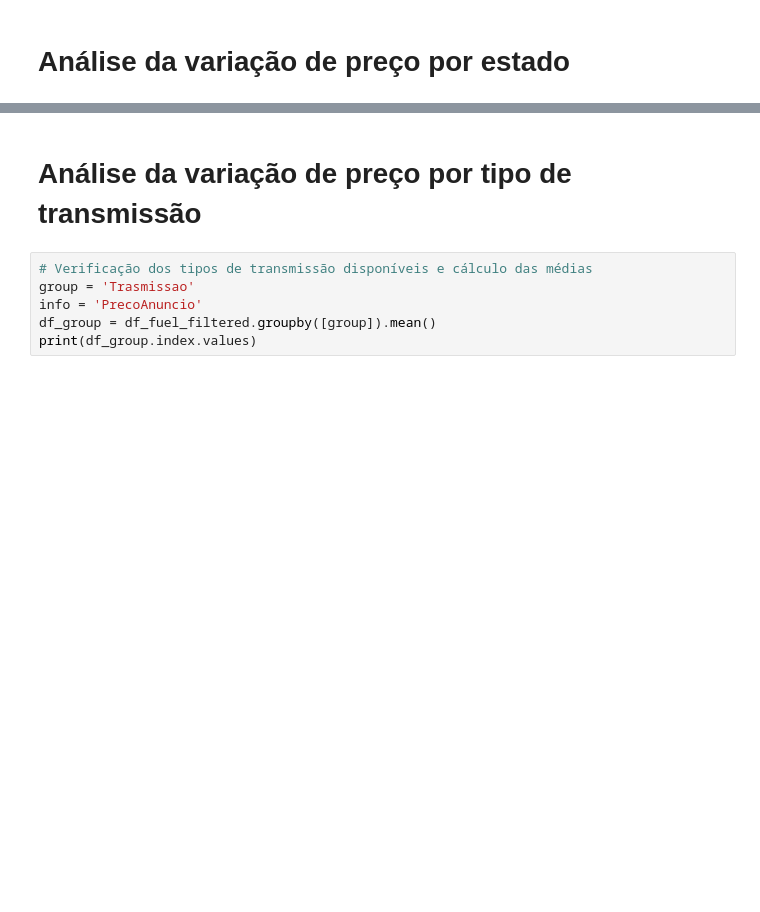
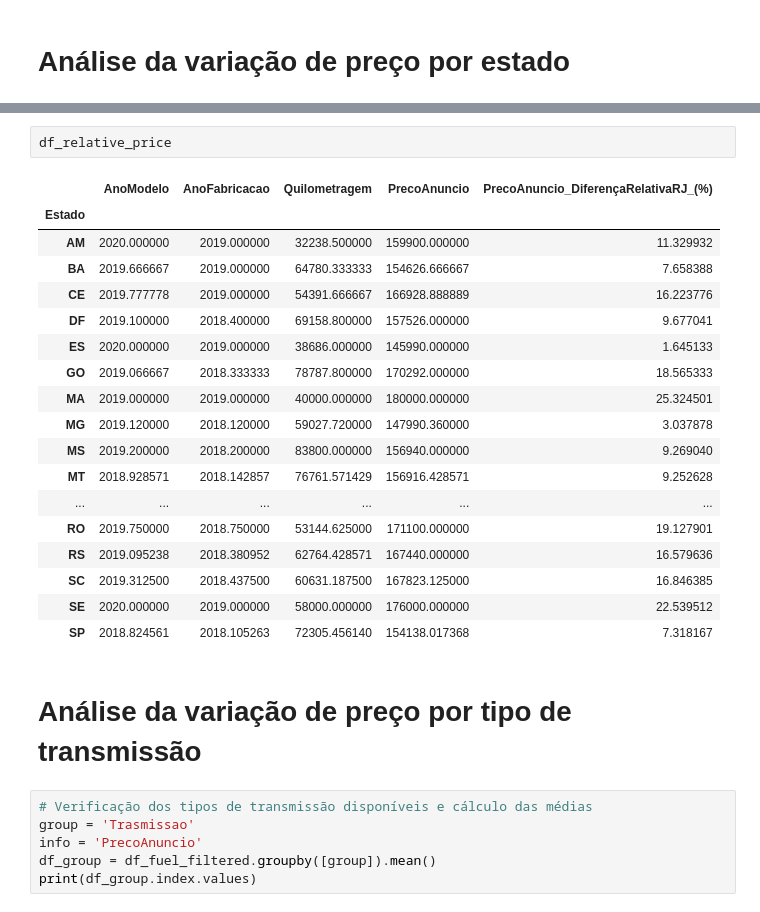
Before and after one commit to engpedrorsc/analise_zoss, a Jupyter notebook: notebook.ipynb, the cells around one changed output, grey strips where cells are left out. Drawn from its saved outputs; the diff is of its cells as text; blank space fills up the shorter version.

```diff
--- a/notebook.ipynb
+++ b/notebook.ipynb
@@ -142,3 +258,24 @@ plot(df_relative_price, relative_price_col, type='barplot', sort=True, xtick_rot
+# %%
+df_relative_price
+# %% [output]
+|  | AnoModelo | AnoFabricacao | Quilometragem | PrecoAnuncio | PrecoAnuncio_DiferençaRelativaRJ_(%) |
+| Estado |  |  |  |  |  |
+| AM | 2020.000000 | 2019.000000 | 32238.500000 | 159900.000000 | 11.329932 |
+| BA | 2019.666667 | 2019.000000 | 64780.333333 | 154626.666667 | 7.658388 |
+| CE | 2019.777778 | 2019.000000 | 54391.666667 | 166928.888889 | 16.223776 |
+| DF | 2019.100000 | 2018.400000 | 69158.800000 | 157526.000000 | 9.677041 |
+| ES | 2020.000000 | 2019.000000 | 38686.000000 | 145990.000000 | 1.645133 |
+| GO | 2019.066667 | 2018.333333 | 78787.800000 | 170292.000000 | 18.565333 |
+| MA | 2019.000000 | 2019.000000 | 40000.000000 | 180000.000000 | 25.324501 |
+| MG | 2019.120000 | 2018.120000 | 59027.720000 | 147990.360000 | 3.037878 |
+| MS | 2019.200000 | 2018.200000 | 83800.000000 | 156940.000000 | 9.269040 |
+| MT | 2018.928571 | 2018.142857 | 76761.571429 | 156916.428571 | 9.252628 |
+| ... | ... | ... | ... | ... | ... |
+| RO | 2019.750000 | 2018.750000 | 53144.625000 | 171100.000000 | 19.127901 |
+| RS | 2019.095238 | 2018.380952 | 62764.428571 | 167440.000000 | 16.579636 |
+| SC | 2019.312500 | 2018.437500 | 60631.187500 | 167823.125000 | 16.846385 |
+| SE | 2020.000000 | 2019.000000 | 58000.000000 | 176000.000000 | 22.539512 |
+| SP | 2018.824561 | 2018.105263 | 72305.456140 | 154138.017368 | 7.318167 |
 # %% [markdown]
 # Análise da variação de preço por tipo de transmissão
 # %%
```
Also changed, not shown: parts of 21 cells of this notebook, 2 other files.
